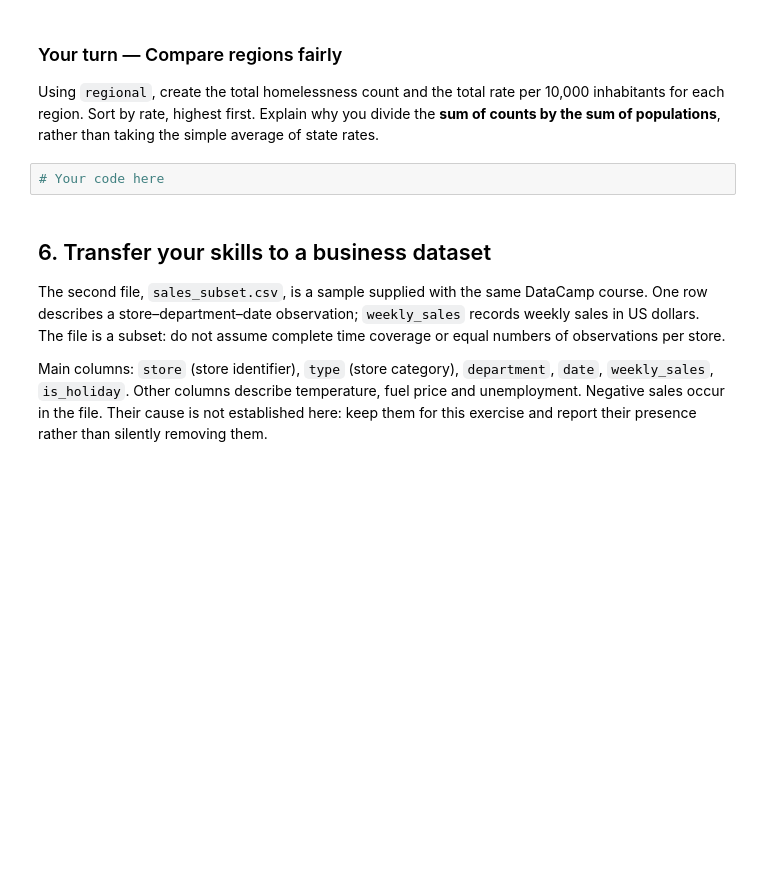
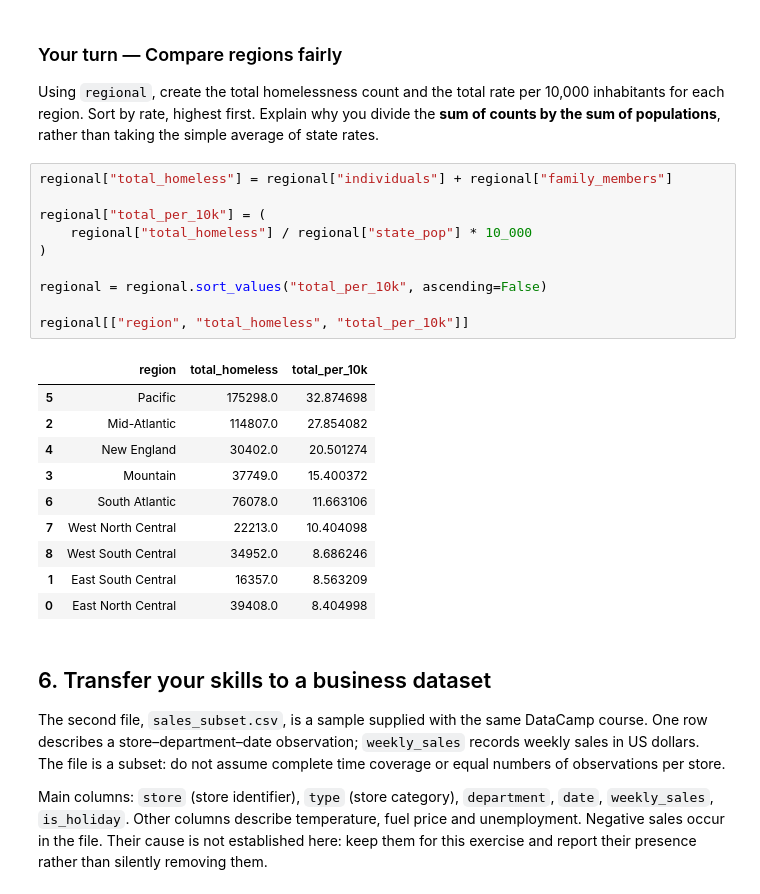
Before and after one commit to serokhova/Atelier-Python, a Jupyter notebook: notebooks/02-Pandas-Manipulation-S2.ipynb, the cells around one changed output. Cells and saved outputs as stored; diff of their text form; blank space fills up the shorter version.

```diff
--- a/notebooks/02-Pandas-Manipulation-S2.ipynb
+++ b/notebooks/02-Pandas-Manipulation-S2.ipynb
@@ -228,7 +331,26 @@ regional.head()
 Using `regional`, create the total homelessness count and the total rate per 10,000 inhabitants for each region.
 Sort by rate, highest first. Explain why you divide the **sum of counts by the sum of populations**, rather than taking the simple average of state rates.
 # %%
-# Your code here
+regional["total_homeless"] = regional["individuals"] + regional["family_members"]
+
+regional["total_per_10k"] = (
+    regional["total_homeless"] / regional["state_pop"] * 10_000
+)
+
+regional = regional.sort_values("total_per_10k", ascending=False)
+
+regional[["region", "total_homeless", "total_per_10k"]]
+# %% [output]
+|  | region | total_homeless | total_per_10k |
+| 5 | Pacific | 175298.0 | 32.874698 |
+| 2 | Mid-Atlantic | 114807.0 | 27.854082 |
+| 4 | New England | 30402.0 | 20.501274 |
+| 3 | Mountain | 37749.0 | 15.400372 |
+| 6 | South Atlantic | 76078.0 | 11.663106 |
+| 7 | West North Central | 22213.0 | 10.404098 |
+| 8 | West South Central | 34952.0 | 8.686246 |
+| 1 | East South Central | 16357.0 | 8.563209 |
+| 0 | East North Central | 39408.0 | 8.404998 |
 # %% [markdown]
 ## 6. Transfer your skills to a business dataset
 The second file, `sales_subset.csv`, is a sample supplied with the same DataCamp course.
```
Also changed, not shown: parts of 17 cells of this notebook, 2 other files.
